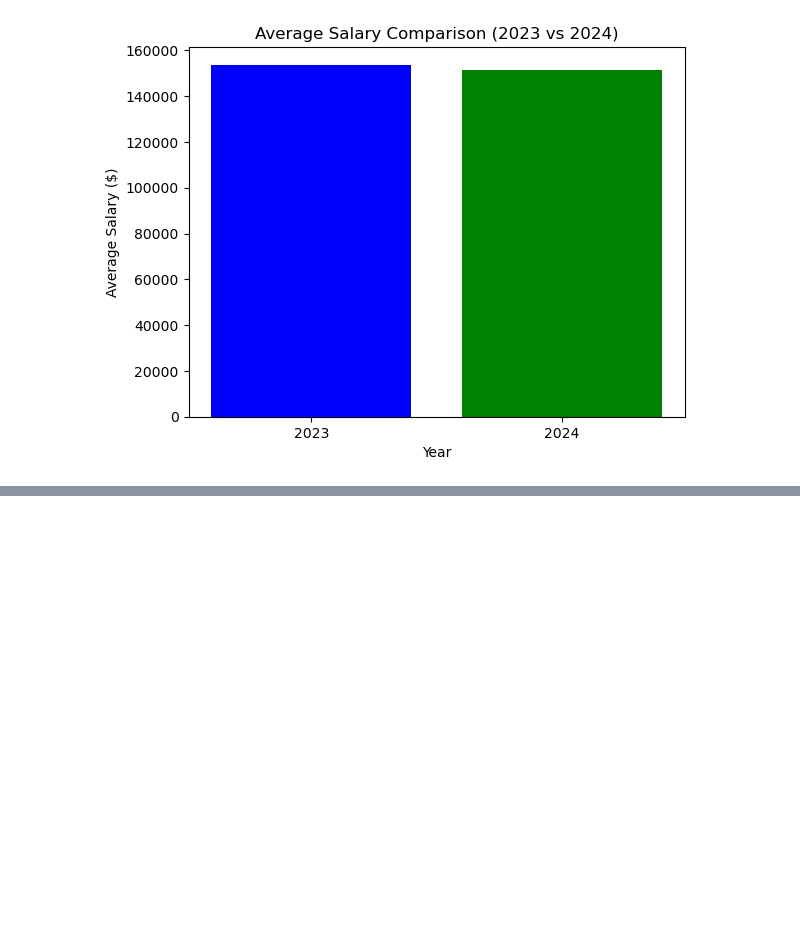
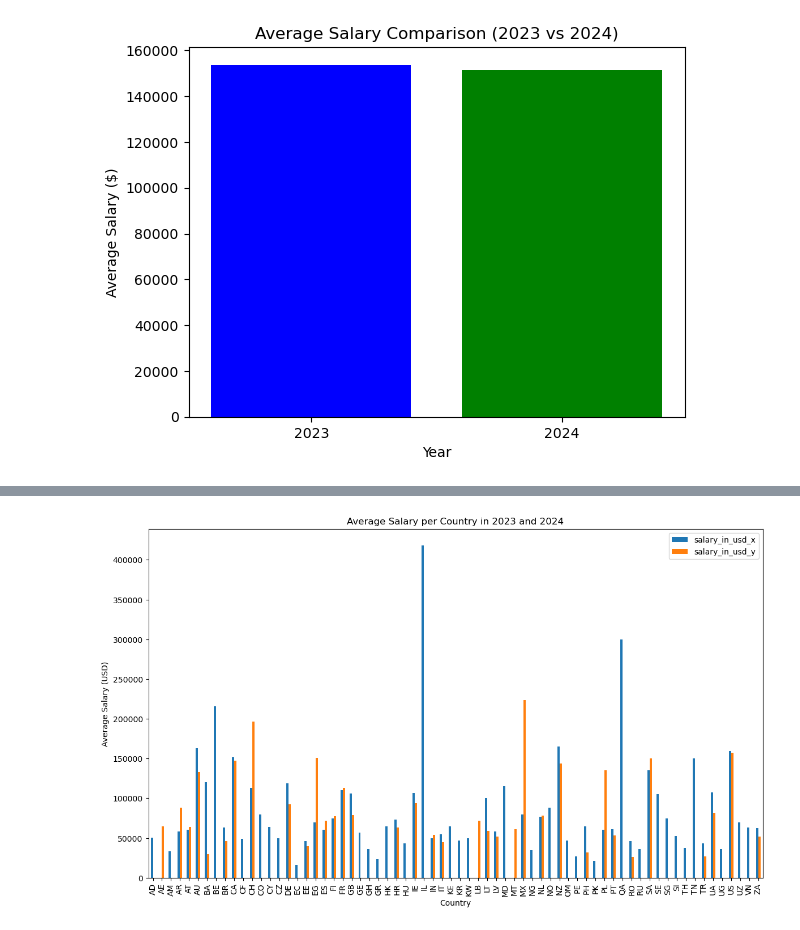
Before and after one commit to Starkilled1/Data-Salaries-2023-2024-analysis, a Jupyter notebook: Eugenio.ipynb, the cells around one changed output, grey strips where cells are left out. Drawn from its saved outputs; the diff is of its cells as text; code cells hidden in the pictures; blank space fills up the shorter version.

```diff
--- a/Eugenio.ipynb
+++ b/Eugenio.ipynb
@@ -83,0 +88,8 @@ plt.show()
+# %%
+# Creating a new Data Frame for 2023 with only 3 columns: 'work_year', 'salary_in_usd' and 'employee_residence'
+salary_per_country2023_df = salaries_df[['work_year', 'salary_in_usd', 'employee_residence']]
+salary_per_country2023_df = salary_per_country2023_df[salary_per_country2023_df['work_year'] == 2023]
+
+# Calculating the average salary per country in 2023
+avgsalarybycountry_2023 = salary_per_country2023_df.groupby('employee_residence')['salary_in_usd'].mean().reset_index()
+avgsalarybycountry_2023.head()
@@ -83,0 +103,8 @@ plt.show()
+# %%
+# Creating a new Data Frame for 2024 with only 3 columns: 'work_year', 'salary_in_usd' and 'employee_residence'
+salary_per_country2024_df = salaries_df[['work_year', 'salary_in_usd', 'employee_residence']]
+salary_per_country2024_df = salary_per_country2024_df[salary_per_country2024_df['work_year'] == 2024]
+
+# Calculating the average salary per country in 2023
+avgsalarybycountry_2024 = salary_per_country2024_df.groupby('employee_residence')['salary_in_usd'].mean().reset_index()
+avgsalarybycountry_2024.head()
@@ -83,0 +118,17 @@ plt.show()
+# %%
+# Merging the 2023 and 2024 Data Frames on 'employee_residence' to create a combined Data Frame
+combined_avg_salaries_df = pd.merge(avgsalarybycountry_2023, avgsalarybycountry_2024, on='employee_residence', how='outer')
+
+# Setting the index to 'employee_residence'
+combined_avg_salaries_df.set_index('employee_residence', inplace=True)
+
+# Plotting the Data
+combined_avg_salaries_df.plot(kind='bar', figsize=(14, 8))
+plt.xlabel('Country')
+plt.ylabel('Average Salary (USD)')
+plt.title('Average Salary per Country in 2023 and 2024')
+plt.xticks(rotation=90)
+
+plt.show()
+# %% [output]
+[figure, added]
```
Also changed, not shown: parts of 5 cells of this notebook.
